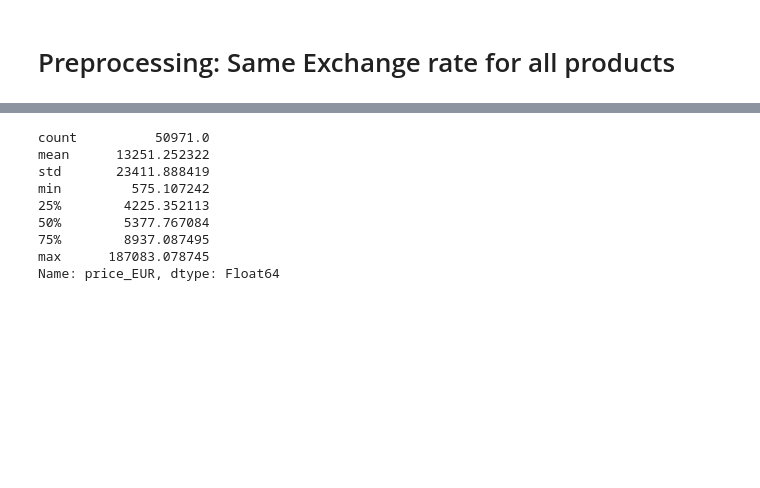
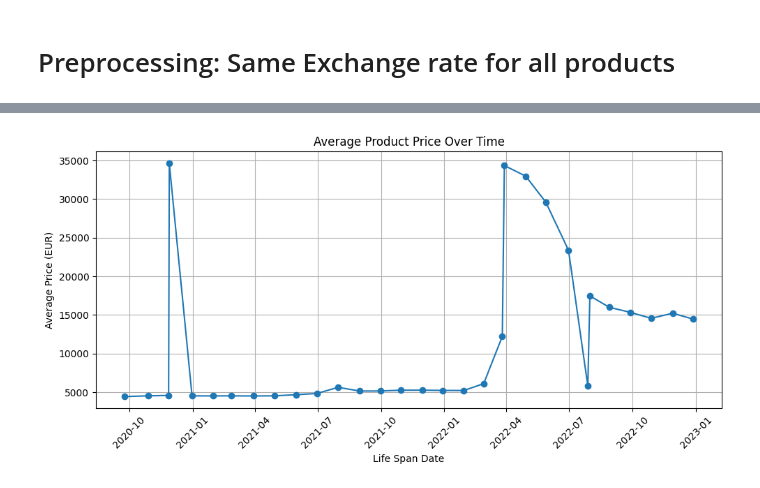
Before and after one commit to maltestaab/Business-Data-Management, a Jupyter notebook: chanel-business-case/Chanel_Code/chanel.ipynb, the cells around one changed output, grey strips where cells are left out. Drawn from its saved outputs; the diff is of its cells as text; code cells hidden in the pictures; blank space fills up the shorter version.

```diff
--- a/chanel-business-case/Chanel_Code/chanel.ipynb
+++ b/chanel-business-case/Chanel_Code/chanel.ipynb
@@ -250,12 +235,20 @@ memory usage: 4.0+ MB
-# %%
-df_curr["price_EUR"].describe()
-# %% [output]
-count          50971.0
-mean      13251.252322
-std       23411.888419
-min         575.107242
-25%        4225.352113
-50%        5377.767084
-75%        8937.087495
-max      187083.078745
-Name: price_EUR, dtype: Float64
+# %%
+import pandas as pd
+import matplotlib.pyplot as plt
+
+# Assuming df_curr is the DataFrame you've already loaded
+# Grouping by life_span_date and calculating the average price in EUR
+avg_price_over_time = df_curr.groupby('life_span_date')['price_EUR'].mean().reset_index()
+
+# Plotting the average price over time
+plt.figure(figsize=(10, 5))
+plt.plot(avg_price_over_time['life_span_date'], avg_price_over_time['price_EUR'], marker='o', linestyle='-')
+plt.title('Average Product Price Over Time')
+plt.xlabel('Life Span Date')
+plt.ylabel('Average Price (EUR)')
+plt.grid(True)
+plt.xticks(rotation=45)
+plt.tight_layout()
+plt.show()
+# %% [output]
+[figure, added]
```
Also changed, not shown: parts of 2 cells of this notebook.
